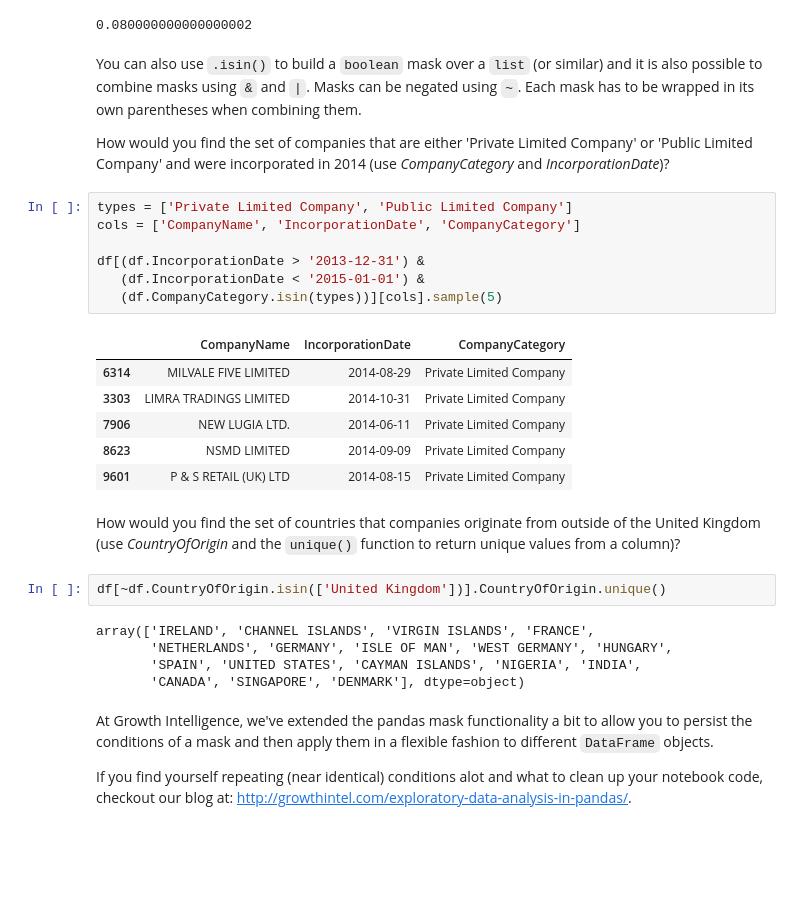
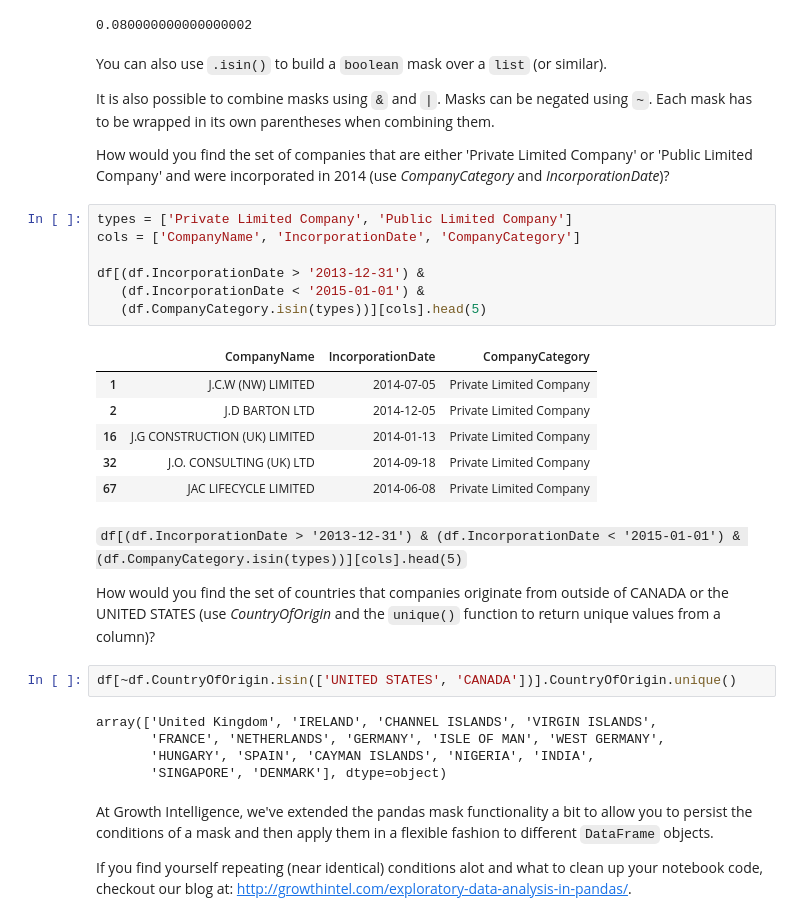
Before and after one commit to JasnaJejcic/training, a Jupyter notebook: s2ds_python/tutorial_part_2.ipynb, the cells around one changed output. Cells and saved outputs as stored; diff of their text form; blank space fills up the shorter version.

````diff
--- a/s2ds_python/tutorial_part_2.ipynb
+++ b/s2ds_python/tutorial_part_2.ipynb
@@ -557,32 +548,36 @@ df[df.CountryOfOrigin != 'United Kingdom']['Mortgages.NumMortCharges'].mean()
 # %% [output]
 0.080000000000000002
 # %% [markdown]
-You can also use ```.isin()``` to build a ```boolean``` mask over a ```list``` (or similar) and it is also possible to  combine masks using ```&``` and ```|```. Masks can be negated using ```~```. Each mask has to be wrapped in its own parentheses when combining them.
+You can also use ```.isin()``` to build a ```boolean``` mask over a ```list``` (or similar).
+
+It is also possible to  combine masks using ```&``` and ```|```. Masks can be negated using ```~```. Each mask has to be wrapped in its own parentheses when combining them.
 
 How would you find the set of companies that are either 'Private Limited Company' or 'Public Limited Company' and were incorporated in 2014 (use _CompanyCategory_ and _IncorporationDate_)?
 # %%
 types = ['Private Limited Company', 'Public Limited Company']
 cols = ['CompanyName', 'IncorporationDate', 'CompanyCategory']
 
 df[(df.IncorporationDate > '2013-12-31') &
    (df.IncorporationDate < '2015-01-01') &
-   (df.CompanyCategory.isin(types))][cols].sample(5)
+   (df.CompanyCategory.isin(types))][cols].head(5)
 # %% [output]
 |  | CompanyName | IncorporationDate | CompanyCategory |
-| 6314 | MILVALE FIVE LIMITED | 2014-08-29 | Private Limited Company |
-| 3303 | LIMRA TRADINGS LIMITED | 2014-10-31 | Private Limited Company |
-| 7906 | NEW LUGIA LTD. | 2014-06-11 | Private Limited Company |
-| 8623 | NSMD LIMITED | 2014-09-09 | Private Limited Company |
-| 9601 | P & S RETAIL (UK) LTD | 2014-08-15 | Private Limited Company |
+| 1 | J.C.W (NW) LIMITED | 2014-07-05 | Private Limited Company |
+| 2 | J.D BARTON LTD | 2014-12-05 | Private Limited Company |
+| 16 | J.G CONSTRUCTION (UK) LIMITED | 2014-01-13 | Private Limited Company |
+| 32 | J.O. CONSULTING (UK) LTD | 2014-09-18 | Private Limited Company |
+| 67 | JAC LIFECYCLE LIMITED | 2014-06-08 | Private Limited Company |
 # %% [markdown]
-How would you find the set of countries that companies originate from outside of the United Kingdom (use _CountryOfOrigin_ and the ```unique()``` function to return unique values from a column)?
+```df[(df.IncorporationDate > '2013-12-31') & (df.IncorporationDate < '2015-01-01') & (df.CompanyCategory.isin(types))][cols].head(5)```
+
+How would you find the set of countries that companies originate from outside of CANADA or the UNITED STATES (use _CountryOfOrigin_ and the ```unique()``` function to return unique values from a column)?
 # %%
-df[~df.CountryOfOrigin.isin(['United Kingdom'])].CountryOfOrigin.unique()
+df[~df.CountryOfOrigin.isin(['UNITED STATES', 'CANADA'])].CountryOfOrigin.unique()
 # %% [output]
-array(['IRELAND', 'CHANNEL ISLANDS', 'VIRGIN ISLANDS', 'FRANCE',
-       'NETHERLANDS', 'GERMANY', 'ISLE OF MAN', 'WEST GERMANY', 'HUNGARY',
-       'SPAIN', 'UNITED STATES', 'CAYMAN ISLANDS', 'NIGERIA', 'INDIA',
-       'CANADA', 'SINGAPORE', 'DENMARK'], dtype=object)
+array(['United Kingdom', 'IRELAND', 'CHANNEL ISLANDS', 'VIRGIN ISLANDS',
+       'FRANCE', 'NETHERLANDS', 'GERMANY', 'ISLE OF MAN', 'WEST GERMANY',
+       'HUNGARY', 'SPAIN', 'CAYMAN ISLANDS', 'NIGERIA', 'INDIA',
+       'SINGAPORE', 'DENMARK'], dtype=object)
 # %% [markdown]
 At Growth Intelligence, we've extended the pandas mask functionality a bit to allow you to persist the conditions of a mask and then apply them in a flexible fashion to different ```DataFrame``` objects.
 
````
Also changed, not shown: parts of 31 cells of this notebook.
